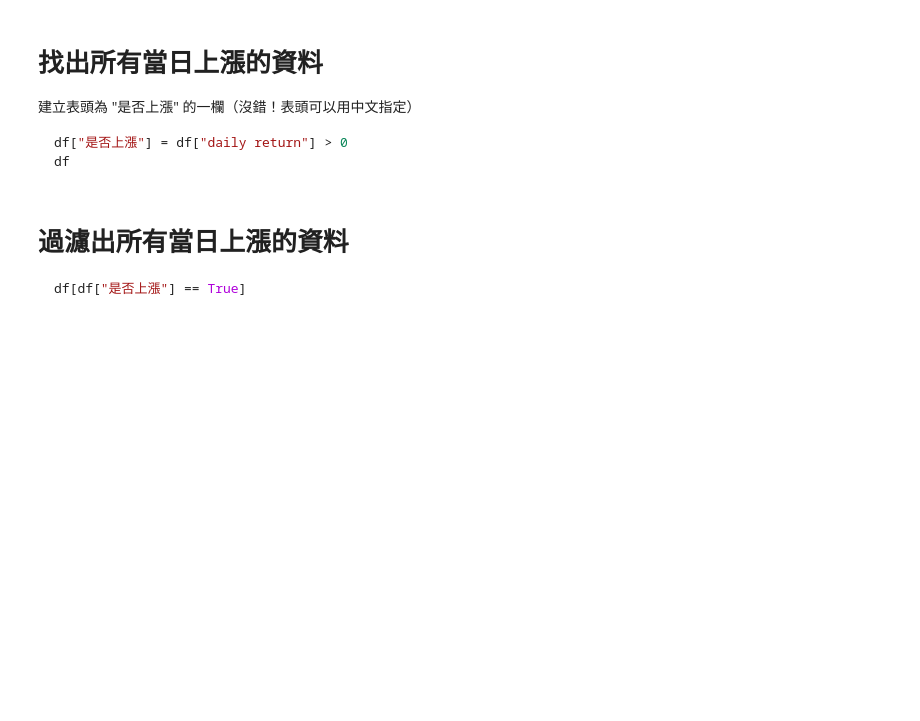
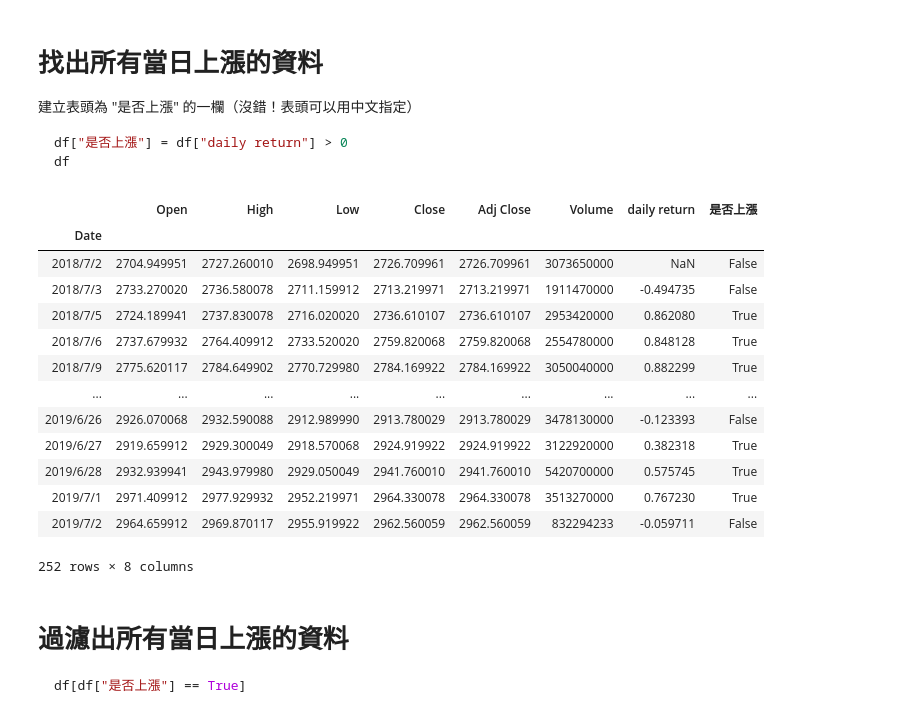
Before and after one commit to weberlu88/2020-Python-Excel-NTU, a Jupyter notebook: lesson_7/Python x Excel 大數據分析實戰：Pandas 入門.ipynb, the cells around one changed output. Drawn from its saved outputs; the diff is of its cells as text; code cells hidden in the pictures; blank space fills up the shorter version.

````diff
--- a/lesson_7/Python x Excel 大數據分析實戰：Pandas 入門.ipynb
+++ b/lesson_7/Python x Excel 大數據分析實戰：Pandas 入門.ipynb
@@ -483,3 +870,6 @@ df
 df = pd.read_csv(r"你的 s&p500.csv 檔案路徑", index_col="Date", parse_dates=True)
 df
 ```
+# %%
+df = pd.read_csv(r"s&p500.csv", index_col="Date")
+df
@@ -517,3 +962,5 @@ df["Adj Close"].pct_change(1) * 100
 ```python
 df["daily return"] = df["Adj Close"].pct_change(1) * 100
 ```
+# %%
+df["daily return"] = df["Adj Close"].pct_change(1) * 100
@@ -526,6 +990,24 @@ df["daily return"] = df["Adj Close"].pct_change(1) * 100
 df["是否上漲"] = df["daily return"] > 0
 df
 ```
+# %%
+df["是否上漲"] = df["daily return"] > 0
+df
+# %% [output]
+|  | Open | High | Low | Close | Adj Close | Volume | daily return | 是否上漲 |
+| Date |  |  |  |  |  |  |  |  |
+| 2018/7/2 | 2704.949951 | 2727.260010 | 2698.949951 | 2726.709961 | 2726.709961 | 3073650000 | NaN | False |
+| 2018/7/3 | 2733.270020 | 2736.580078 | 2711.159912 | 2713.219971 | 2713.219971 | 1911470000 | -0.494735 | False |
+| 2018/7/5 | 2724.189941 | 2737.830078 | 2716.020020 | 2736.610107 | 2736.610107 | 2953420000 | 0.862080 | True |
+| 2018/7/6 | 2737.679932 | 2764.409912 | 2733.520020 | 2759.820068 | 2759.820068 | 2554780000 | 0.848128 | True |
+| 2018/7/9 | 2775.620117 | 2784.649902 | 2770.729980 | 2784.169922 | 2784.169922 | 3050040000 | 0.882299 | True |
+| ... | ... | ... | ... | ... | ... | ... | ... | ... |
+| 2019/6/26 | 2926.070068 | 2932.590088 | 2912.989990 | 2913.780029 | 2913.780029 | 3478130000 | -0.123393 | False |
+| 2019/6/27 | 2919.659912 | 2929.300049 | 2918.570068 | 2924.919922 | 2924.919922 | 3122920000 | 0.382318 | True |
+| 2019/6/28 | 2932.939941 | 2943.979980 | 2929.050049 | 2941.760010 | 2941.760010 | 5420700000 | 0.575745 | True |
+| 2019/7/1 | 2971.409912 | 2977.929932 | 2952.219971 | 2964.330078 | 2964.330078 | 3513270000 | 0.767230 | True |
+| 2019/7/2 | 2964.659912 | 2969.870117 | 2955.919922 | 2962.560059 | 2962.560059 | 832294233 | -0.059711 | False |
+252 rows × 8 columns
 # %% [markdown]
 # 過濾出所有當日上漲的資料
 
````
Also changed, not shown: parts of 64 cells of this notebook, 9 other files.
